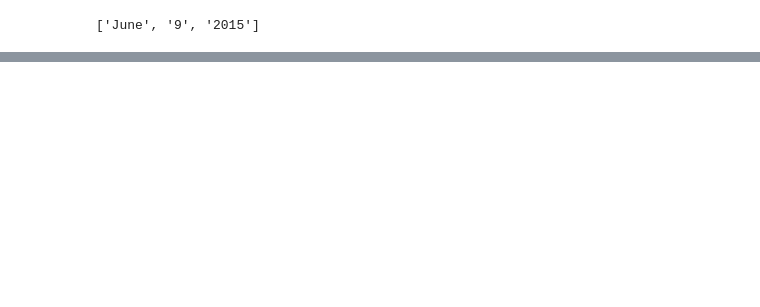
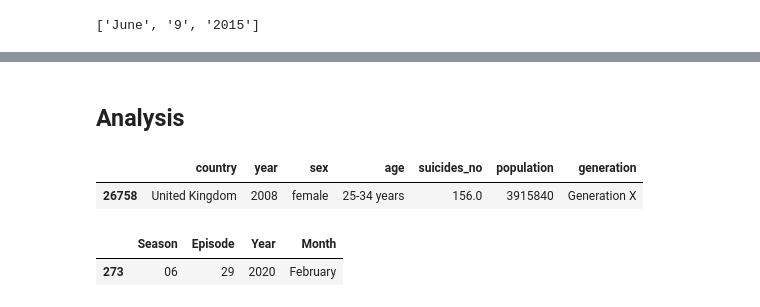
Before and after one commit to David-TC13/project2-trump-vs-planes, a Jupyter notebook: Love Island.ipynb, the cells around one changed output, grey strips where cells are left out. Drawn from its saved outputs; the diff is of its cells as text; code cells hidden in the pictures; blank space fills up the shorter version.

```diff
--- a/Love Island.ipynb
+++ b/Love Island.ipynb
@@ -106,0 +139,12 @@ df_loveisland_2015_2016
+# %% [markdown]
+## Analysis
+# %%
+df_suicide_uk.sample()
+# %% [output]
+|  | country | year | sex | age | suicides_no | population | generation |
+| 26758 | United Kingdom | 2008 | female | 25-34 years | 156.0 | 3915840 | Generation X |
+# %%
+df_loveisland_2015_2016.sample()
+# %% [output]
+|  | Season | Episode | Year | Month |
+| 273 | 06 | 29 | 2020 | February |
```
Also changed, not shown: parts of 22 cells of this notebook, 1 other file.
